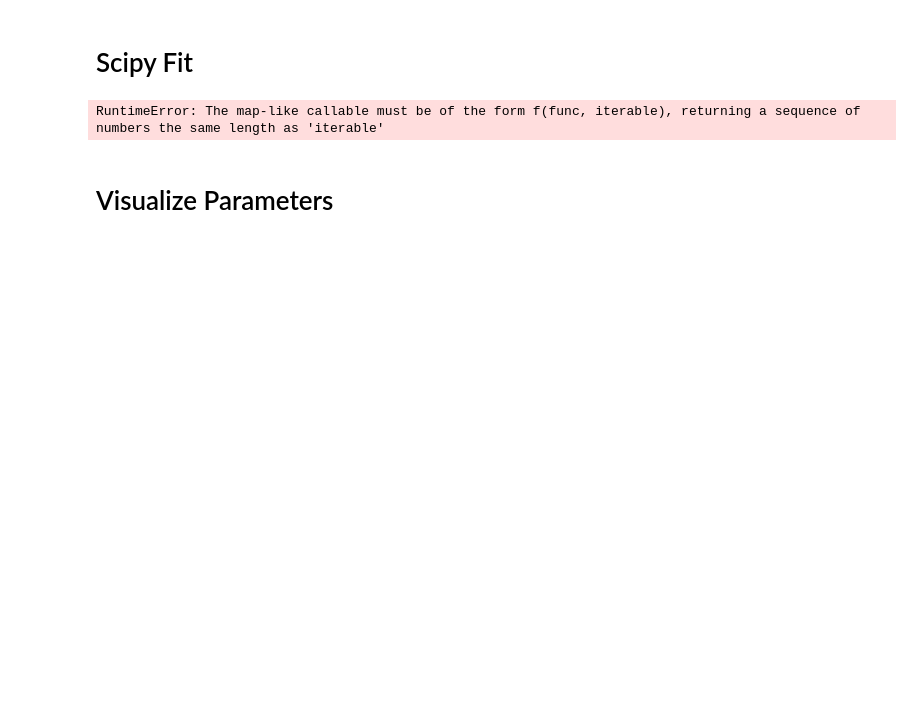
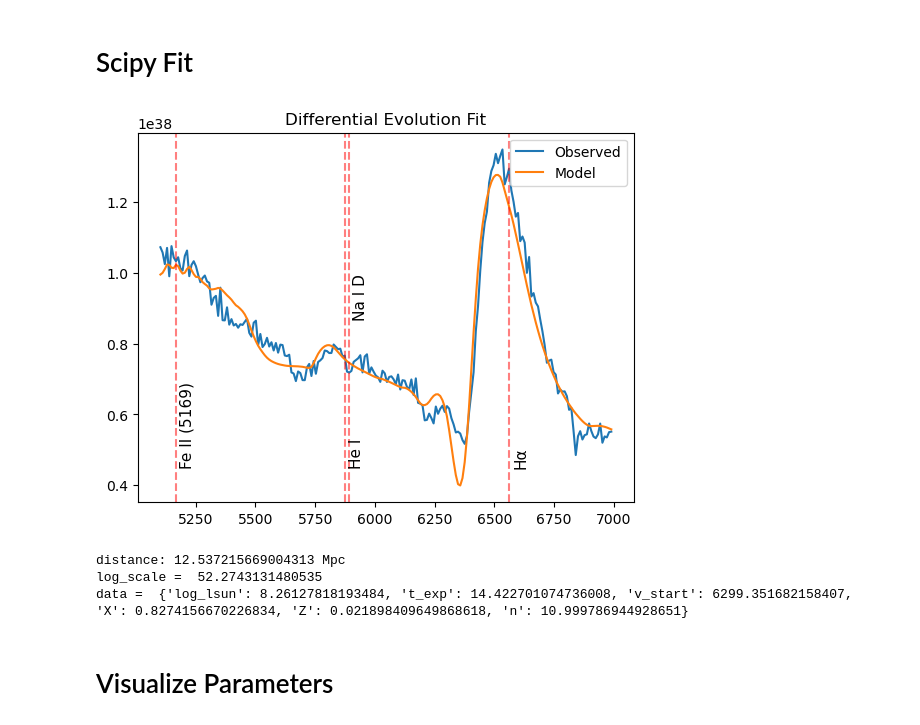
Before and after one commit to MichaelLukaszyk/iip-emulator, a Jupyter notebook: emulator/interpolator/interp.ipynb, the cells around one changed output. Saved outputs shown, nothing was run; the diff lists cells and outputs as text; code cells hidden in the pictures; blank space fills up the shorter version.

```diff
--- a/emulator/interpolator/interp.ipynb
+++ b/emulator/interpolator/interp.ipynb
@@ -18,10 +18,11 @@ def show_active():
 
 # Fit settings
 fit_max_wav = 7000 # 10000
-fit_min_wav = 5100 # 4250
+fit_min_wav = 5100 # 5100
 
 # Get model data
 param_names, X, y, wav_mod = util.read_runs('new_atomic_runs')
+bad_indices = [20, 25, 27, 29, 50, 272, 273, 314, 350, 372, 397, 406, 465, 481, 631, 645, 682, 923, 935, 958, 983, 1078, 1129, 1144, 1225, 1268, 1275, 1298, 1300, 1346, 1433, 1606, 1743, 1904, 1953, 1975, 2139, 2156, 2194, 2242, 2457, 2523, 2544, 2615, 2638, 2664, 2708, 2859, 2904, 3046, 3055, 3182, 3317, 3338, 3358, 3405, 3433, 3620, 3773, 3797, 3808, 3851, 3892, 3910, 3918, 4024, 4043, 4052, 4079, 4175, 4199, 4328, 4375, 4409, 4432, 4499, 4500, 4559, 4572, 4758, 4792, 4877, 4883, 4916, 4928, 5111, 5161, 5325, 5364, 5390, 5448, 5459, 5527, 5570, 5683, 5812, 5818, 5819, 5832, 5996, 6197, 6417, 6519, 6684, 6709, 6806, 6844, 6924, 6985, 7062, 7120, 7204, 7263, 7275, 7300, 7353, 7444, 7541, 7567, 7598, 7602, 7703, 7755, 7883, 7921, 8096, 8115, 8439]
 
 # Get observed data
 obs_df = pd.read_csv('calibrated_spectra/2020jfo-2020-05-19.csv')
@@ -77,7 +71,7 @@ y_obs = y_obs[mask]
 y_obs_err = y_obs_err[mask]
 
 # Remove any spectra containing negative fluxes
-mask = np.all(y >= 0, axis=1)
+mask = np.all(y >= 0, axis=1) & ~np.isin(np.arange(len(X)), bad_indices)
 X = X[mask]
 y = y[mask]
 
@@ -313,37 +373,39 @@ mean mfe: 6.5e-02
 results = []
 
 def f(x):
     scale = 10**x[-1]
     X_mod = x[:-1]
-    y_mod = calc_y(X_mod, force_nearest=False)
+    y_mod = mlp_single(X_mod)
     y1 = y_mod/scale
     y2 = y_obs
     y2err = y_obs_err
     like = (((y1 - y2) / y2err)**2).sum()
     return like
 
 from scipy.optimize import differential_evolution
 sampler_start = list(np.mean(limits, axis=1)) + [(min_scale + max_scale) / 2]
 result = differential_evolution(f, x0=sampler_start, bounds=sampler_limits, tol=1e-6)
 
 X_mod = result.x[:-1]
 scale = 10**result.x[-1]
 
 plt.figure()
 plt.plot(wav, y_obs * scale, label='Observed')
-plt.plot(wav, calc_y(X_mod), label='Model')
-plt.plot(wav, calc_y(X_mod, force_nearest=True), label='Nearest')
+plt.plot(wav, mlp_single(X_mod), label='Model')
 plt.title('Differential Evolution Fit')
 plt.legend()
 util.label_common_features()
 show_active()
 
 distance = util.distance(scale)
 print('distance:', distance.to(u.Mpc))
 print('log_scale = ', result.x[-1])
 print('data = ', dict(zip(sampler_names, X_mod)))
 # %% [output]
+[figure, added]
-RuntimeError: The map-like callable must be of the form f(func, iterable), returning a sequence of numbers the same length as 'iterable'
+distance: 12.537215669004313 Mpc
+log_scale =  52.2743131480535
+data =  {'log_lsun': 8.26127818193484, 't_exp': 14.422701074736008, 'v_start': 6299.351682158407, 'X': 0.8274156670226834, 'Z': 0.021898409649868618, 'n': 10.999786944928651}
 # %% [markdown]
 # Visualize Parameters
 # %%
```
Also changed, not shown: parts of 23 cells of this notebook, 11 other files.
